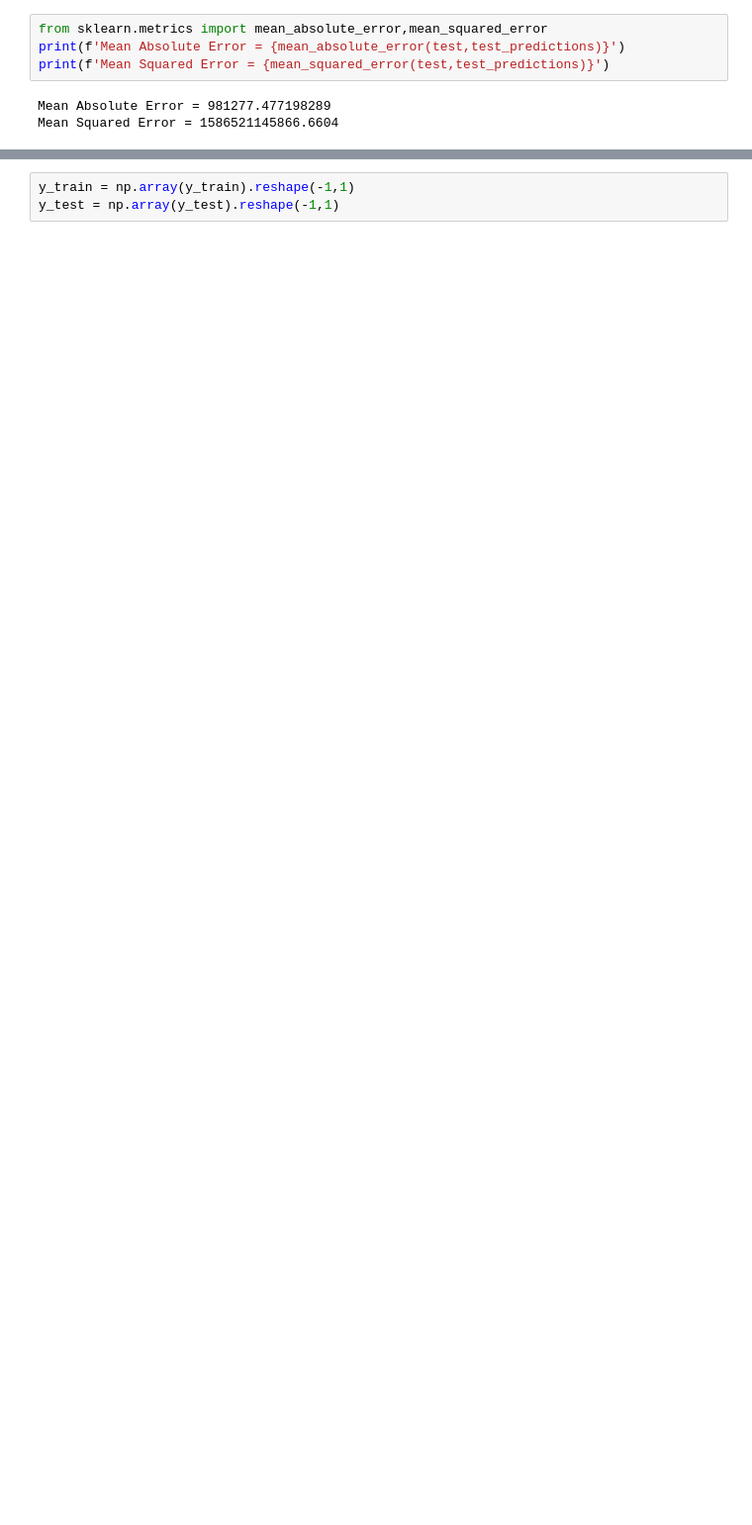
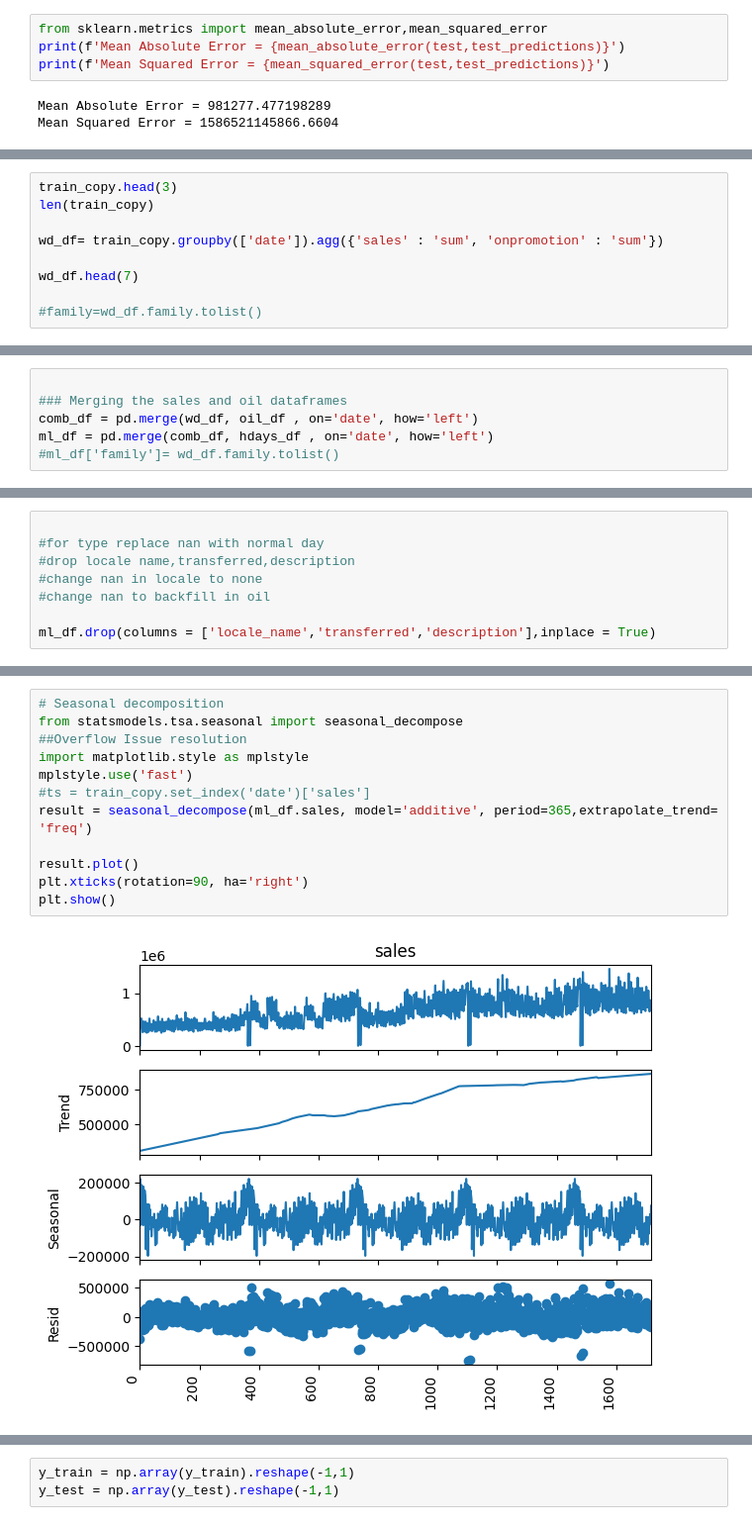
Before and after one commit to kwasichrappah/Time_series_analysis, a Jupyter notebook: sales_forecast.ipynb, the cells around one changed output, grey strips where cells are left out. Shown at 99% size. Drawn from its saved outputs; the diff is of its cells as text; blank space fills up the shorter version.

```diff
--- a/sales_forecast.ipynb
+++ b/sales_forecast.ipynb
@@ -1436,0 +1395,9 @@ train_ml
+# %%
+train_copy.head(3)
+len(train_copy)
+
+wd_df= train_copy.groupby(['date']).agg({'sales' : 'sum', 'onpromotion' : 'sum'})
+
+wd_df.head(7)
+
+#family=wd_df.family.tolist()
@@ -1436,0 +1424,6 @@ train_ml
+# %%
+
+### Merging the sales and oil dataframes
+comb_df = pd.merge(wd_df, oil_df , on='date', how='left')
+ml_df = pd.merge(comb_df, hdays_df , on='date', how='left')
+#ml_df['family']= wd_df.family.tolist()
@@ -1436,0 +1442,8 @@ train_ml
+# %%
+
+#for type replace nan with normal day
+#drop locale name,transferred,description
+#change nan in locale to none
+#change nan to backfill in oil
+
+ml_df.drop(columns = ['locale_name','transferred','description'],inplace = True)
@@ -1436,0 +1456,14 @@ train_ml
+# %%
+# Seasonal decomposition
+from statsmodels.tsa.seasonal import seasonal_decompose
+##Overflow Issue resolution
+import matplotlib.style as mplstyle
+mplstyle.use('fast')
+#ts = train_copy.set_index('date')['sales']
+result = seasonal_decompose(ml_df.sales, model='additive', period=365,extrapolate_trend= 'freq')
+
+result.plot()
+plt.xticks(rotation=90, ha='right')
+plt.show()
+# %% [output]
+[figure, added]
```
Also changed, not shown: parts of 43 cells of this notebook.
